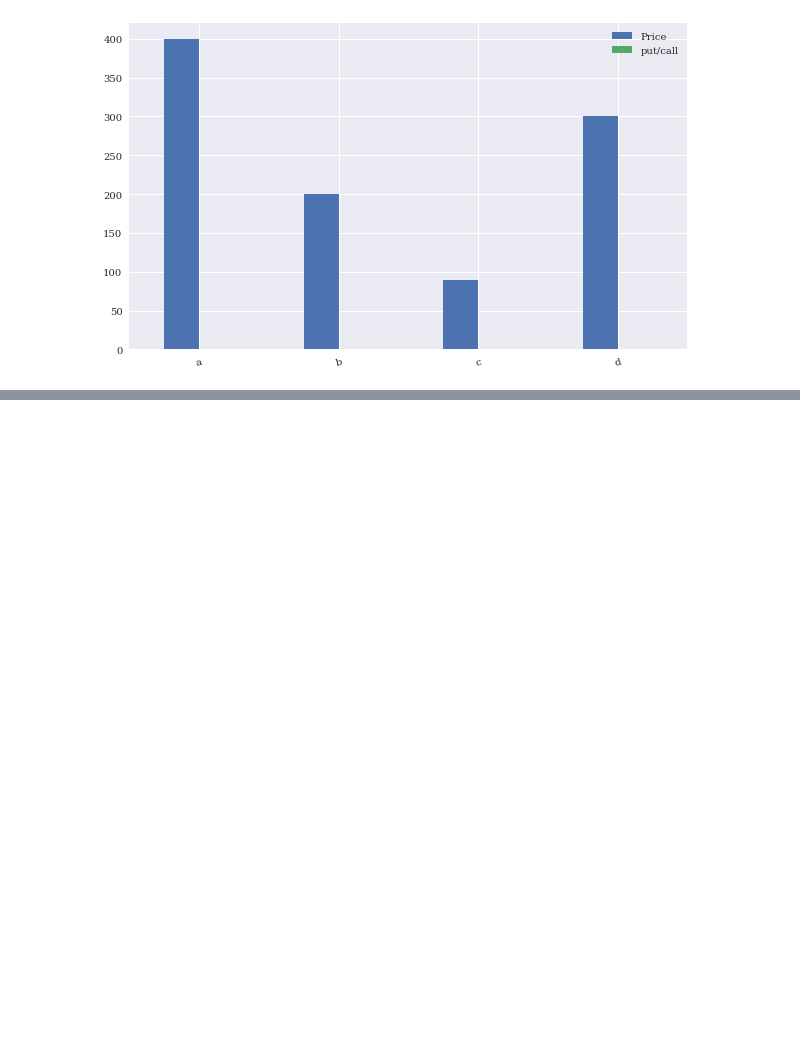
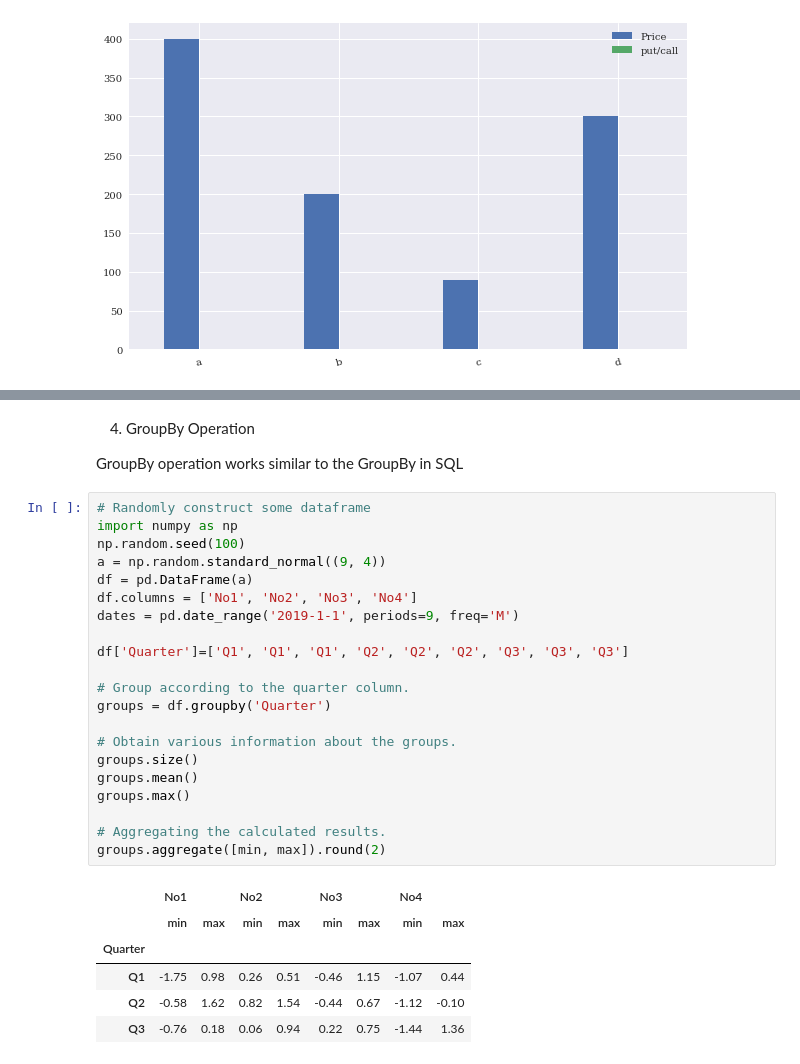
Before and after one commit to conquerv0/Pynaissance, a Jupyter notebook: 1. Basic Framework/Pandas_Guide.ipynb, the cells around one changed output, grey strips where cells are left out. Saved outputs shown, nothing was run; the diff lists cells and outputs as text; blank space fills up the shorter version.

```diff
--- a/1. Basic Framework/Pandas_Guide.ipynb
+++ b/1. Basic Framework/Pandas_Guide.ipynb
@@ -130,0 +156,32 @@ df.plot.bar(figsize=(10, 6), rot=15)
+# %% [markdown]
+4. GroupBy Operation
+
+GroupBy operation works similar to the GroupBy in SQL
+# %%
+# Randomly construct some dataframe
+import numpy as np
+np.random.seed(100)
+a = np.random.standard_normal((9, 4))
+df = pd.DataFrame(a)
+df.columns = ['No1', 'No2', 'No3', 'No4']
+dates = pd.date_range('2019-1-1', periods=9, freq='M')
+
+df['Quarter']=['Q1', 'Q1', 'Q1', 'Q2', 'Q2', 'Q2', 'Q3', 'Q3', 'Q3']
+
+# Group according to the quarter column.
+groups = df.groupby('Quarter')
+
+# Obtain various information about the groups.
+groups.size()
+groups.mean()
+groups.max()
+
+# Aggregating the calculated results.
+groups.aggregate([min, max]).round(2)
+# %% [output]
+|  | No1 |  | No2 |  | No3 |  | No4 |  |
+|  | min | max | min | max | min | max | min | max |
+| Quarter |  |  |  |  |  |  |  |  |
+| Q1 | -1.75 | 0.98 | 0.26 | 0.51 | -0.46 | 1.15 | -1.07 | 0.44 |
+| Q2 | -0.58 | 1.62 | 0.82 | 1.54 | -0.44 | 0.67 | -1.12 | -0.10 |
+| Q3 | -0.76 | 0.18 | 0.06 | 0.94 | 0.22 | 0.75 | -1.44 | 1.36 |
```
Also changed, not shown: parts of 5 cells of this notebook.
